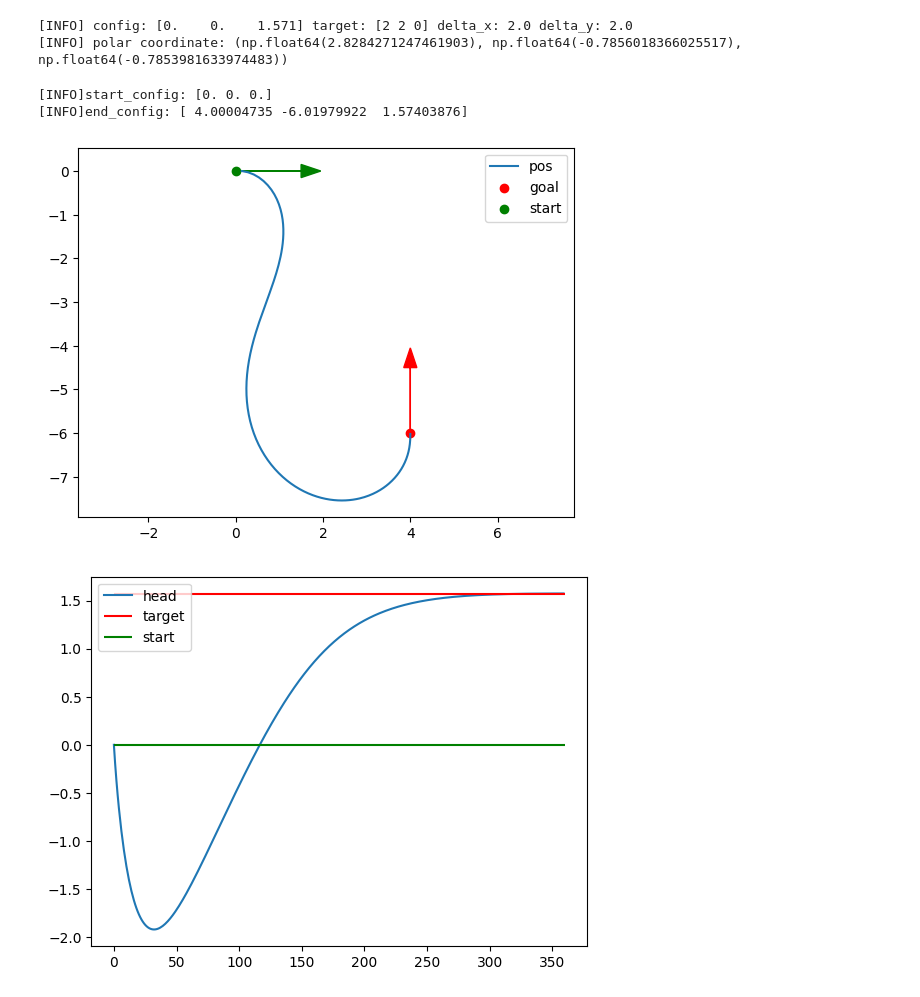
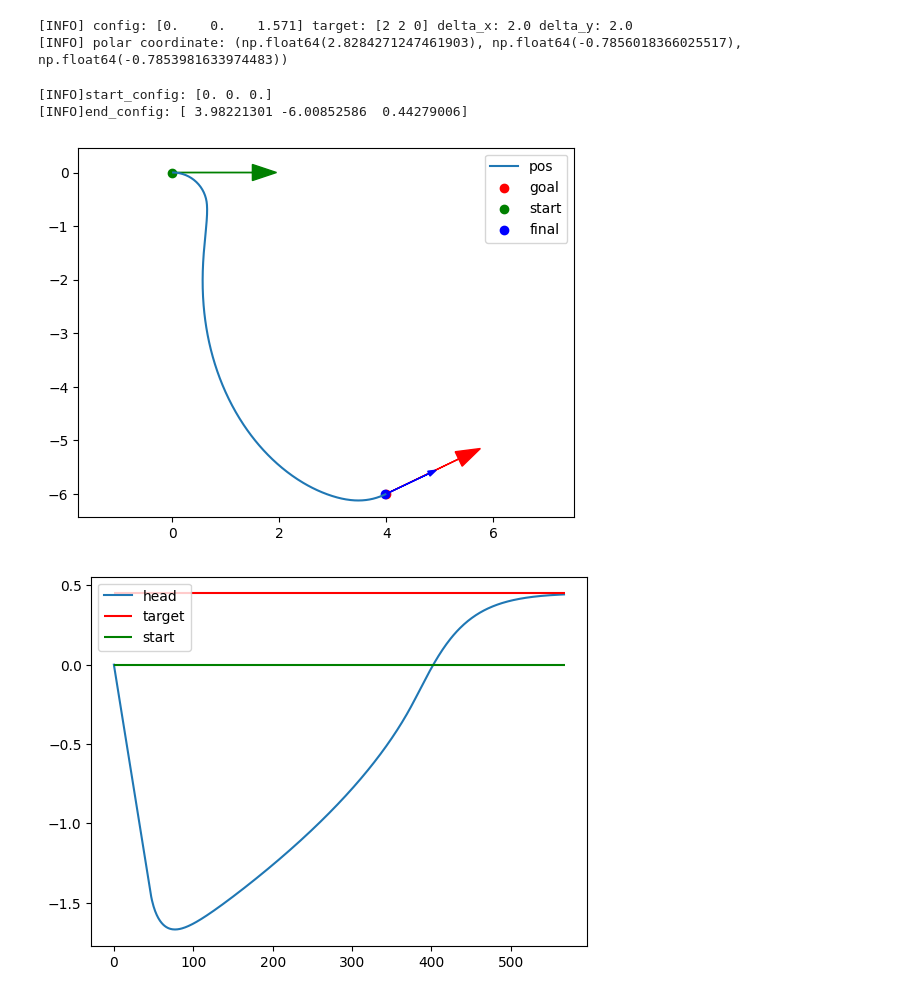
Before and after one commit to Fousseyni-Sang/common-robot-tasks, a Jupyter notebook: parking-task/parking_task.ipynb, the cells around one changed output. Drawn from its saved outputs; the diff is of its cells as text; code cells hidden in the pictures.

Commit message:
added last configuration visualization

```diff
--- a/parking-task/parking_task.ipynb
+++ b/parking-task/parking_task.ipynb
@@ -40,14 +40,19 @@ class Controller:
       return v, omega
 
 class Robot:
-  def __init__(self, L=1, controller: Controller=Controller()) -> None:
+  def __init__(self, L=1, controller: Controller=Controller(), max_speed=(1.0, 1.0)) -> None:
 
     self.config = np.array([0, 0, 0])
     self.start_config = self.config.copy()
     self.target_config = np.array([5, 5, np.pi/2])
+    self.speed = np.array([0.0, 0.0, 0.0])
     self.L = L # length of the robot car
     self.delta_t = 0.02 # second
     self.controller = controller
+    self.distance_to_target = 0
+    self.bearing = 0
+    self.max_speed = max_speed
+
 
   def update_bicycle(self, v, gamma):
     """
@@ -69,9 +74,11 @@ class Robot:
     """
     x_dot = v*np.cos(self.config[2]) # v*cos(theta)
     y_dot = v*np.sin(self.config[2]) # v*sin(theta)
-    theta_dot = (v/self.L)*np.tan(gamma) # v*tan(gamma)/L
+    theta_dot = (v/self.L)*np.tan(gamma) # v*tan(gamma)/
 
-
+    self.speed[0] = x_dot.copy()
+    self.speed[1] = y_dot.copy()
+    self.speed[2] = theta_dot.copy()
 
     self.config[0] = self.config[0] + x_dot*self.delta_t
     self.config[1] = self.config[1] + y_dot*self.delta_t
@@ -79,6 +86,7 @@ class Robot:
 
 
     return
+
 
   def uni2bicycle(self, v, omega):
     """
@@ -115,6 +123,10 @@ class Robot:
     """
     rho = np.linalg.norm(np.array([delta_x, delta_y]))
     alpha = np.atan2(delta_y, delta_x) - self.config[2]
+
+    self.bearing = alpha
+    self.distance_to_target = rho
+
     beta = -(alpha + self.config[2])
 
     #print(f"alpha_deg: {np.rad2deg(alpha)} beta_deg: {np.rad2deg(beta)}")
@@ -141,6 +153,8 @@ class Robot:
 
     # 4. get the unicycle model commands linear and angular speed
     v, omega = self.controller.get_cmds(rho, alpha, beta)
+    v = np.clip(v, -self.max_speed[0], self.max_speed[0])
+    omega = np.clip(omega, -self.max_speed[1], self.max_speed[1])
 
     #print(f"config: {v, omega}")
     # 5. transform to bicycle model commands v and gamma
@@ -189,9 +203,12 @@ class Simulation:
     plt.plot(x, y, label="pos")
     plt.scatter(self.robot.target_config[0], self.robot.target_config[1], c="r", label="goal")
     plt.scatter(self.robot.start_config[0], self.robot.start_config[1], c="g", label="start")
+    plt.scatter(self.robot.config[0], self.robot.config[1], c="b", label="final")
 
     dx_target, dy_target = np.cos(self.robot.target_config[2]), np.sin(self.robot.target_config[2])
     dx_start, dy_start = np.cos(self.robot.start_config[2]), np.sin(self.robot.start_config[2])
+    dx_final, dy_final = np.cos(self.robot.config[2]), np.sin(self.robot.config[2])
+
     length = 1.5
     width = 0.3
 
@@ -199,6 +216,8 @@ class Simulation:
               dx=length*dx_target, dy=length*dy_target, color="r", head_width=0.3)
     plt.arrow(x=self.robot.start_config[0], y=self.robot.start_config[1],
               dx=length*dx_start, dy=length*dy_start, color="g", head_width=0.3)
+    plt.arrow(x=self.robot.config[0], y=self.robot.config[1],
+              dx=0.6*length*dx_final, dy=0.6*length*dy_final, color="b", head_width=0.1)
 
     plt.legend()
     plt.axis("equal")
@@ -231,15 +250,15 @@ test()
 [INFO] config: [0.    0.    1.571] target: [2 2 0] delta_x: 2.0 delta_y: 2.0
 [INFO] polar coordinate: (np.float64(2.8284271247461903), np.float64(-0.7856018366025517), np.float64(-0.7853981633974483))
 # %%
-init_config = np.array([0, 0, 0*np.pi/2])
-target_config = np.array([4, -6, np.pi/2])
+init_config = np.array([0, 0, 0.])
+target_config = np.array([4, -6, np.pi/7])
 controller = Controller(k_rho=1, k_alpha=3, k_beta=-1.5)
-robot = Robot(controller=controller)
+robot = Robot(controller=controller, max_speed=(1.0, 1.))
 sim = Simulation(init_config, target_config, robot, step_dt=0.02)
 sim.run(100)
 sim.plot_traj()
 # %% [output]
 [INFO]start_config: [0. 0. 0.]
-[INFO]end_config: [ 4.00004735 -6.01979922  1.57403876]
+[INFO]end_config: [ 3.98221301 -6.00852586  0.44279006]
-[figure, old version]
+[figure, new version]
-[figure, old version]
+[figure, new version]
```
Also changed, not shown: 1 other file.
